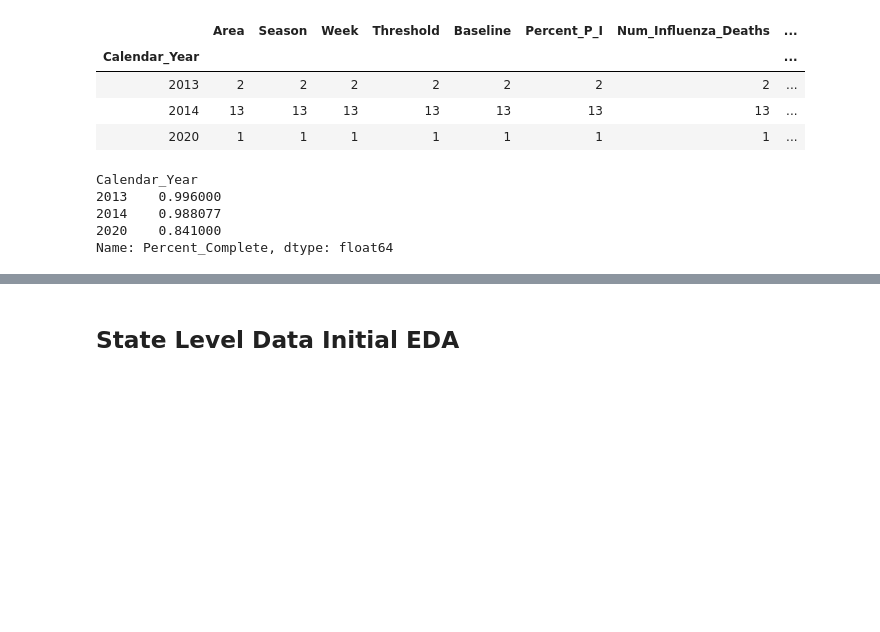
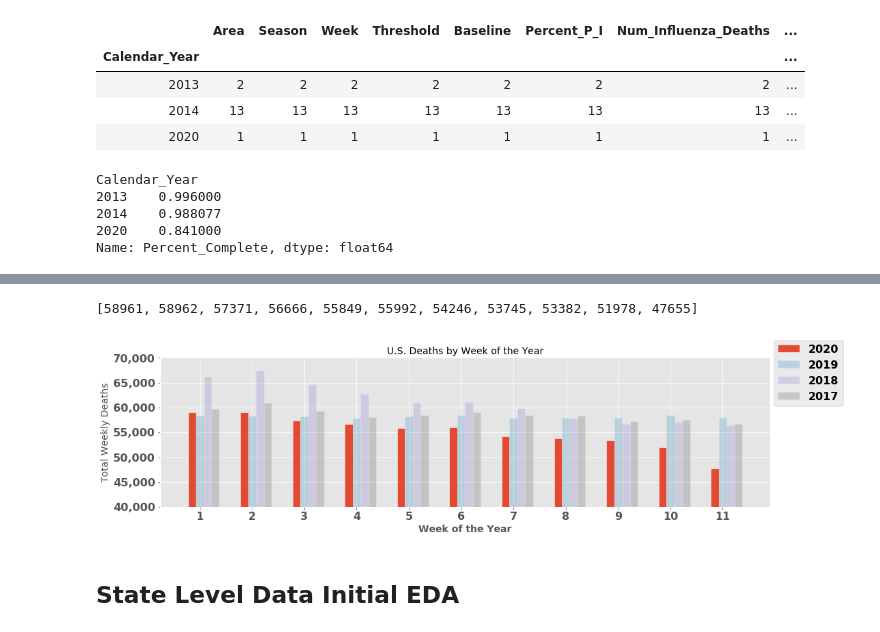
Before and after one commit to jdybuncio/usa-mortality-investigation, a Jupyter notebook: eda_file.ipynb, the cells around one changed output, grey strips where cells are left out. Saved outputs shown, nothing was run; the diff lists cells and outputs as text; code cells hidden in the pictures; blank space fills up the shorter version.

```diff
--- a/eda_file.ipynb
+++ b/eda_file.ipynb
@@ -310,0 +337,4 @@ Name: Percent_Complete, dtype: float64
+# %%
+mask = (df_national_official['Week'] == 1) & (df_national_official['Calendar_Year'] == 2019)
+# %%
+x = df_national_official[mask]['Total_Deaths']
@@ -310,0 +353,16 @@ Name: Percent_Complete, dtype: float64
+# %%
+death_lst = []
+year_lst = []
+week_lst = []
+
+for i in range(1,len(labels[0:11])+1):
+    for year in years[1:]:
+        mask = (df_national_official['Week'] == i) & (df_national_official['Calendar_Year'] == year)
+        df = df_national_official[mask]
+        death_lst.append(df['Total_Deaths'].iloc[0])
+        year_lst.append(year)
+        week_lst.append(i)
+# %%
+y_w_d = []
+for y, w, d in zip(year_lst,week_lst,death_lst):
+    y_w_d.append((y,w,d))
@@ -311,3 +415,56 @@ Name: Percent_Complete, dtype: float64
+# %%
+deaths_2020
+# %% [output]
+[58961, 58962, 57371, 56666, 55849, 55992, 54246, 53745, 53382, 51978, 47655]
+# %%
+fig, ax = plt.subplots(figsize = (16,4))
+
+# set width of bar
+barWidth = 0.15
+
+# set height of bar
+bars1 = deaths_2020
+bars2 = deaths_2019
+bars3 = deaths_2018
+bars4 = deaths_2017
+
+weeks = labels[0:11]
+
+# Set position of bar on X axis
+r1 = np.arange(len(bars1))
+r2 = [x + barWidth for x in r1]
+r3 = [x + barWidth for x in r2]
+r4 = [x + barWidth for x in r3]
+
+# Make the plot
+ax.bar(r1, bars1,  width=barWidth, edgecolor='white', label='2020')
+ax.bar(r2, bars2,  width=barWidth, edgecolor='white', label='2019', alpha = 0.25)
+ax.bar(r3, bars3,  width=barWidth, edgecolor='white', label='2018', alpha = 0.3)
+ax.bar(r4, bars4,  width=barWidth, edgecolor='white', label='2017', alpha = 0.3)
+
+
+# Add xticks on the middle of the group bars
+plt.xlabel('Week of Year', fontweight='bold')
+plt.xticks([r + barWidth for r in range(len(bars1))], ['1', '2', '3', '4', '5', '6', '7', '8', '9', '10', '11'])
+
+# Create legend & Show graphic
+plt.legend(bbox_to_anchor=(1, 1),
+           bbox_transform=plt.gcf().transFigure)
+
+
+
+
+ax.set_title("U.S. Deaths by Week of the Year", fontsize = 14)
+ax.set_xlabel("Week of the Year", fontsize = 14)
+ax.set_ylabel("Total Weekly Deaths", fontsize = 14)
+
+ax.get_yaxis().set_major_formatter(
+    matplotlib.ticker.FuncFormatter(lambda x, p: format(int(x), ',')))
+
+ax.set_ylim([40000,70000])
+plt.show()
+# %% [output]
+[figure, added]
 # %% [markdown]
 ## State Level Data Initial EDA
 # %%
```
Also changed, not shown: parts of 57 cells of this notebook, 1 other file.
